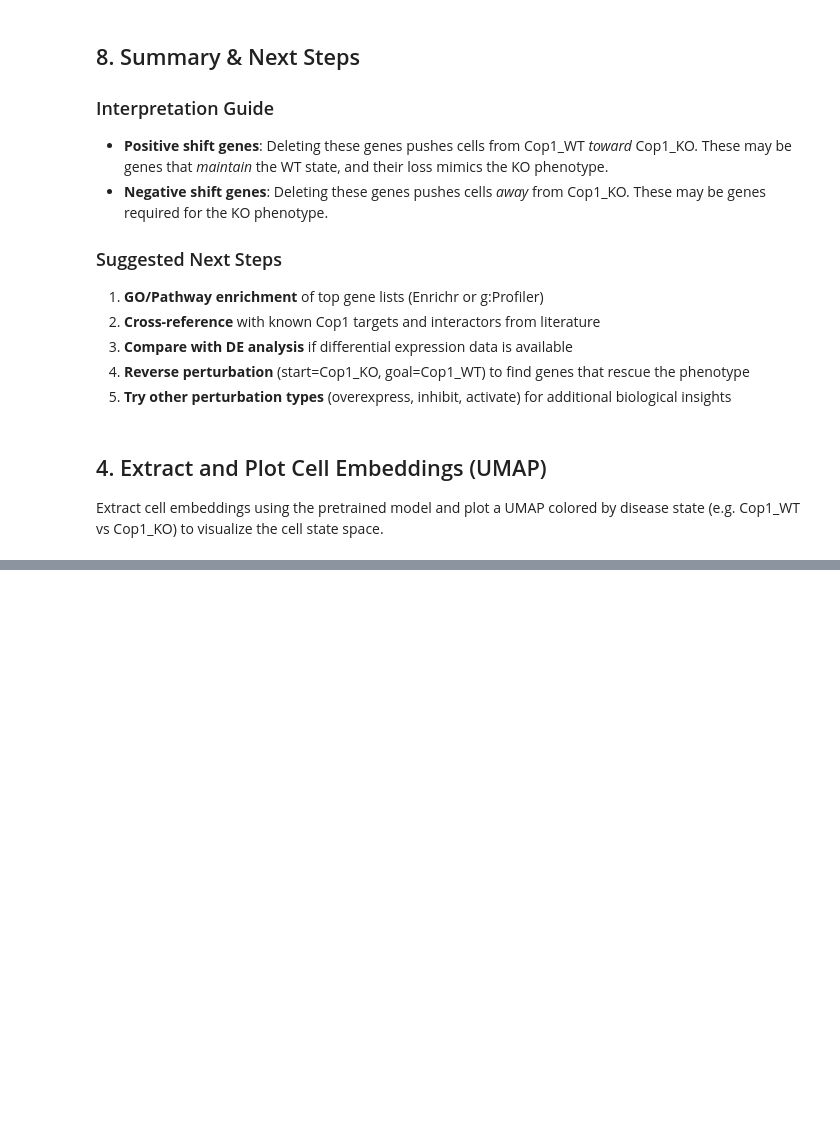
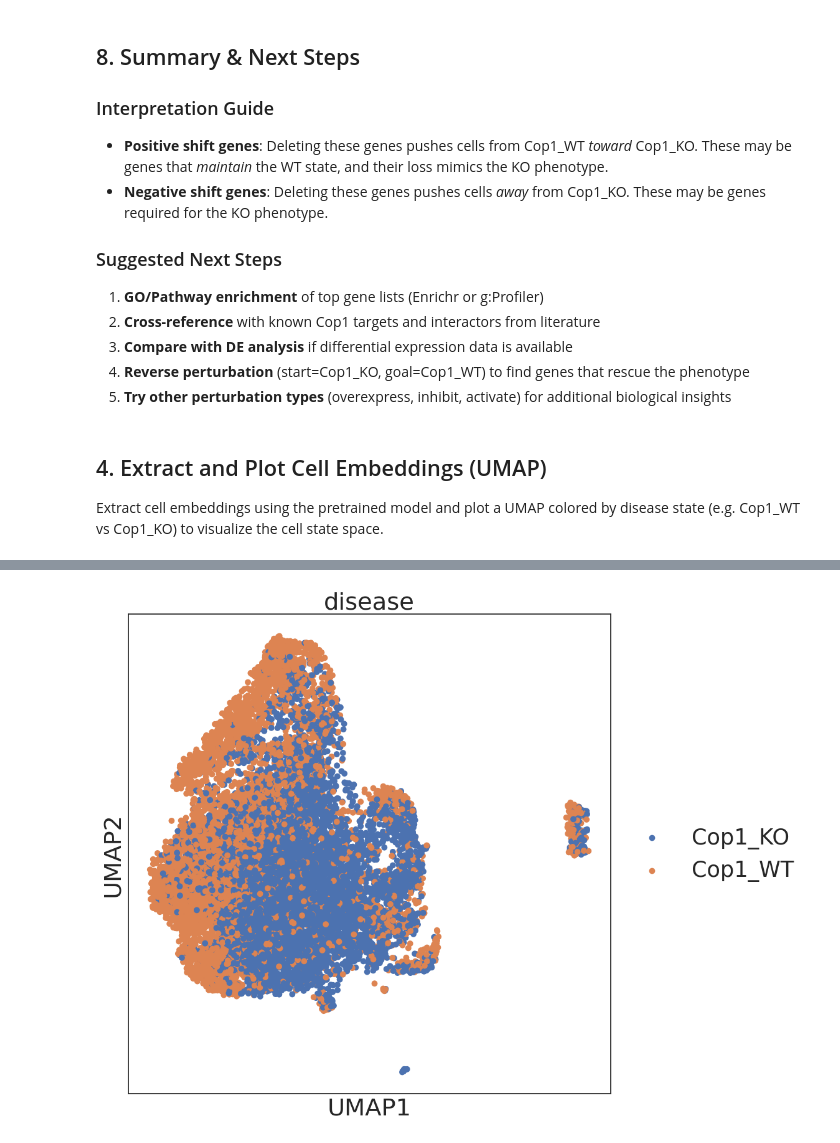
Before and after one commit to YuyaSanaki/Mouse-Geneformer-WebUI, a Jupyter notebook: isp_analysis.ipynb, the cells around one changed output, grey strips where cells are left out. Drawn from its saved outputs; the diff is of its cells as text; code cells hidden in the pictures; blank space fills up the shorter version.

Commit message:
feat: Generate a UMAP plot for disease analysis and adjust `max_ncells` and `forward_batch_size` parameters in in silico perturbation.

```diff
--- a/isp_analysis.ipynb
+++ b/isp_analysis.ipynb
@@ -284,13 +284,16 @@ import os
 # Create directory for plots if it doesn't exist
 os.makedirs("/app/output/figures", exist_ok=True)
 
+
+max_ncells = 2000
+
 # Initialize EmbExtractor
 embex = EmbExtractor(
     model_type="Pretrained",
     num_classes=0,
     emb_mode="cell",
     cell_emb_style="mean_pool",
-    max_ncells=300,          # Adjust max_ncells if needed
+    max_ncells=max_ncells,          # Adjust max_ncells if needed
     emb_layer=0,              # Same as in InSilicoPerturber
     emb_label=["disease"],
     labels_to_plot=["disease"],
@@ -312,5 +315,6 @@ embex.plot_embs(
     plot_style="umap",
     output_directory="/app/output/figures/",
     output_prefix="Cop1KO",
-    max_ncells_to_plot=1000
+    max_ncells_to_plot=max_ncells
 )
+# %% [output]
@@ -316,0 +322 @@ embex.plot_embs(
+[figure, added]
```
Also changed, not shown: parts of 2 cells of this notebook, 2 other files.
